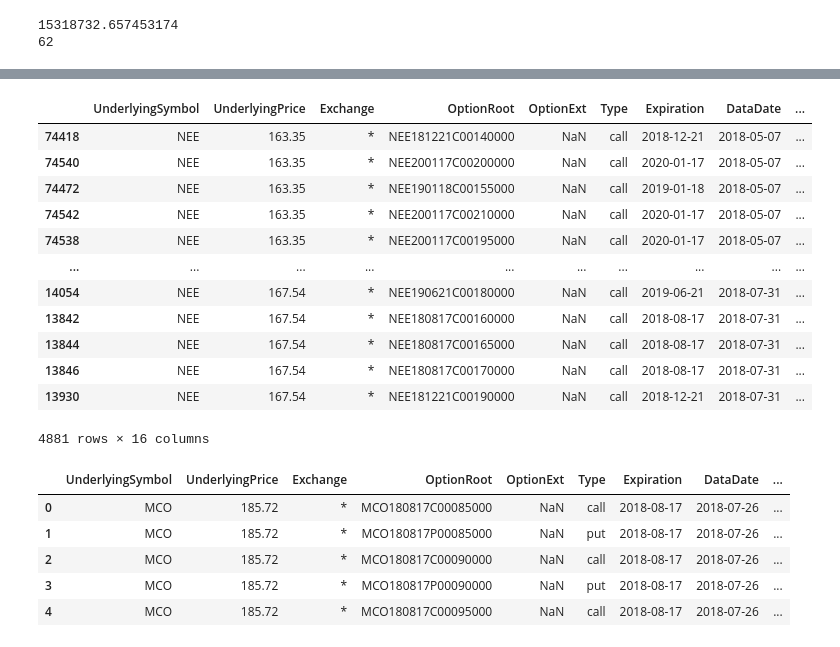
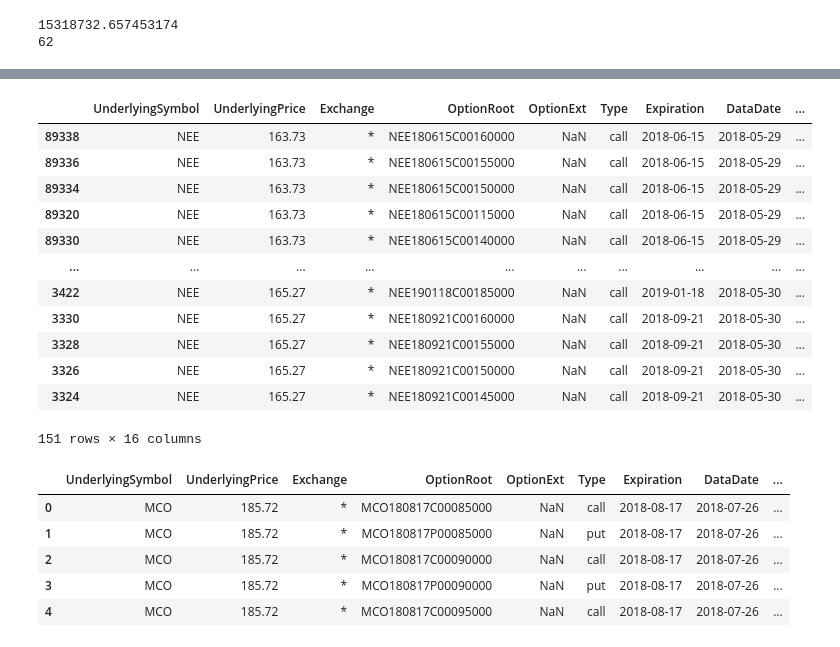
Before and after one commit to CalvinCottin/Option-Backtesting, a Jupyter notebook: Untitled-checkpoint.ipynb, the cells around one changed output, grey strips where cells are left out. Cells and saved outputs as stored; diff of their text form; code cells hidden in the pictures.

```diff
--- a/Untitled-checkpoint.ipynb
+++ b/Untitled-checkpoint.ipynb
@@ -886,20 +965,20 @@ array([-417.])
 # %%
 optionsdrop = optionsdrop.sort_values(by = "DataDate")
-optionsdrop[(optionsdrop["UnderlyingSymbol"] == "NEE") & (optionsdrop["DataDate"] >= pd.to_datetime(np.datetime64("2018-05-05"))) & (optionsdrop["DataDate"] <= np.datetime64("2018-09-22"))]
+optionsdrop[(optionsdrop["UnderlyingSymbol"] == "NEE") & (optionsdrop["DataDate"] >= pd.to_datetime(np.datetime64("2018-05-29"))) & (optionsdrop["DataDate"] <= np.datetime64("2018-05-30"))]
 # %% [output]
 |  | UnderlyingSymbol | UnderlyingPrice | Exchange | OptionRoot | OptionExt | Type | Expiration | DataDate | ... |
-| 74418 | NEE | 163.35 | * | NEE181221C00140000 | NaN | call | 2018-12-21 | 2018-05-07 | ... |
-| 74540 | NEE | 163.35 | * | NEE200117C00200000 | NaN | call | 2020-01-17 | 2018-05-07 | ... |
-| 74472 | NEE | 163.35 | * | NEE190118C00155000 | NaN | call | 2019-01-18 | 2018-05-07 | ... |
-| 74542 | NEE | 163.35 | * | NEE200117C00210000 | NaN | call | 2020-01-17 | 2018-05-07 | ... |
-| 74538 | NEE | 163.35 | * | NEE200117C00195000 | NaN | call | 2020-01-17 | 2018-05-07 | ... |
+| 89338 | NEE | 163.73 | * | NEE180615C00160000 | NaN | call | 2018-06-15 | 2018-05-29 | ... |
+| 89336 | NEE | 163.73 | * | NEE180615C00155000 | NaN | call | 2018-06-15 | 2018-05-29 | ... |
+| 89334 | NEE | 163.73 | * | NEE180615C00150000 | NaN | call | 2018-06-15 | 2018-05-29 | ... |
+| 89320 | NEE | 163.73 | * | NEE180615C00115000 | NaN | call | 2018-06-15 | 2018-05-29 | ... |
+| 89330 | NEE | 163.73 | * | NEE180615C00140000 | NaN | call | 2018-06-15 | 2018-05-29 | ... |
 | ... | ... | ... | ... | ... | ... | ... | ... | ... | ... |
-| 14054 | NEE | 167.54 | * | NEE190621C00180000 | NaN | call | 2019-06-21 | 2018-07-31 | ... |
-| 13842 | NEE | 167.54 | * | NEE180817C00160000 | NaN | call | 2018-08-17 | 2018-07-31 | ... |
-| 13844 | NEE | 167.54 | * | NEE180817C00165000 | NaN | call | 2018-08-17 | 2018-07-31 | ... |
-| 13846 | NEE | 167.54 | * | NEE180817C00170000 | NaN | call | 2018-08-17 | 2018-07-31 | ... |
-| 13930 | NEE | 167.54 | * | NEE181221C00190000 | NaN | call | 2018-12-21 | 2018-07-31 | ... |
+| 3422 | NEE | 165.27 | * | NEE190118C00185000 | NaN | call | 2019-01-18 | 2018-05-30 | ... |
+| 3330 | NEE | 165.27 | * | NEE180921C00160000 | NaN | call | 2018-09-21 | 2018-05-30 | ... |
+| 3328 | NEE | 165.27 | * | NEE180921C00155000 | NaN | call | 2018-09-21 | 2018-05-30 | ... |
+| 3326 | NEE | 165.27 | * | NEE180921C00150000 | NaN | call | 2018-09-21 | 2018-05-30 | ... |
+| 3324 | NEE | 165.27 | * | NEE180921C00145000 | NaN | call | 2018-09-21 | 2018-05-30 | ... |
-4881 rows × 16 columns
+151 rows × 16 columns
 # %%
 import os
 #import glob
```
Also changed, not shown: parts of 8 cells of this notebook.
